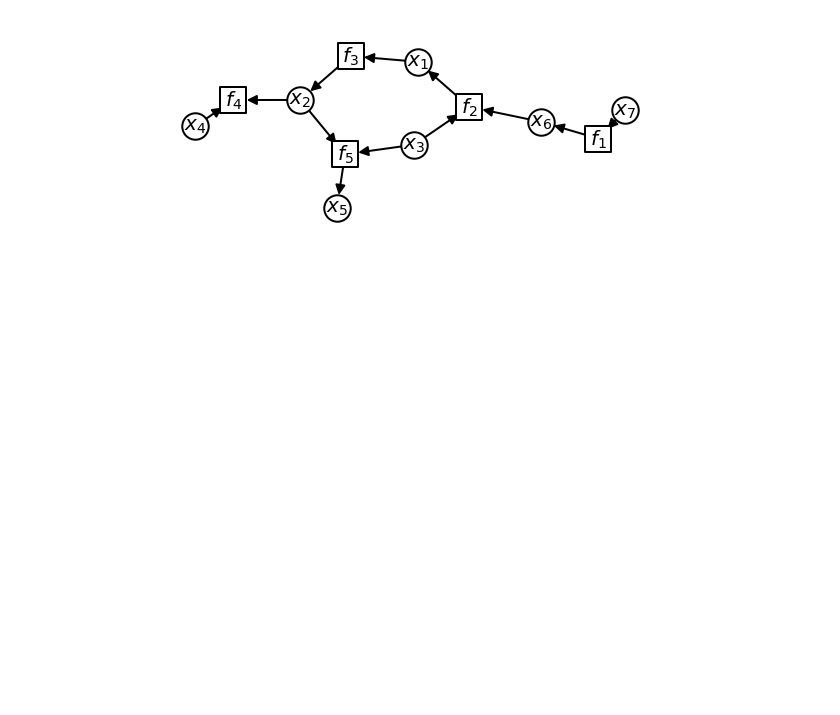
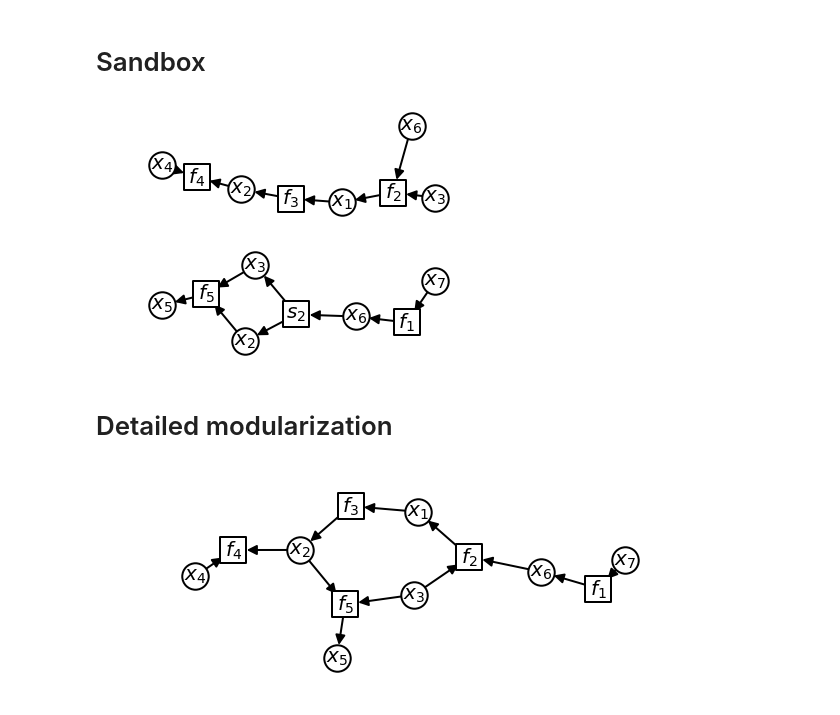
Before and after one commit to norheim/minimdo, a Jupyter notebook: minimdo/new_examples/nestedgraph.ipynb, the cells around one changed output. Saved outputs shown, nothing was run; the diff lists cells and outputs as text; code cells hidden in the pictures; blank space fills up the shorter version.

```diff
--- a/minimdo/new_examples/nestedgraph.ipynb
+++ b/minimdo/new_examples/nestedgraph.ipynb
@@ -6,0 +125,2 @@ import matplotlib
+# %% [markdown]
+# Sandbox
@@ -7,3 +156,12 @@ import matplotlib
+# %%
+graphs = build_typedgraph((Ein, Eout, Rin), (Ftree, Stree, Vtree))
+for key,graph in graphs.items():
+    draw_graph_graphical_props(graph, {}, prog='sfdp', figsize=(7,2))
+# %% [output]
+[figure, added]
+[figure, added]
+# %% [markdown]
+# Detailed modularization
 # %%
 G = flat_graph_formulation(Ein, Eout, Rin)
 draw_graph_graphical_props(G, prog='sfdp', figsize=(11,4))
```
Also changed, not shown: parts of 8 cells of this notebook, 1 other file.
